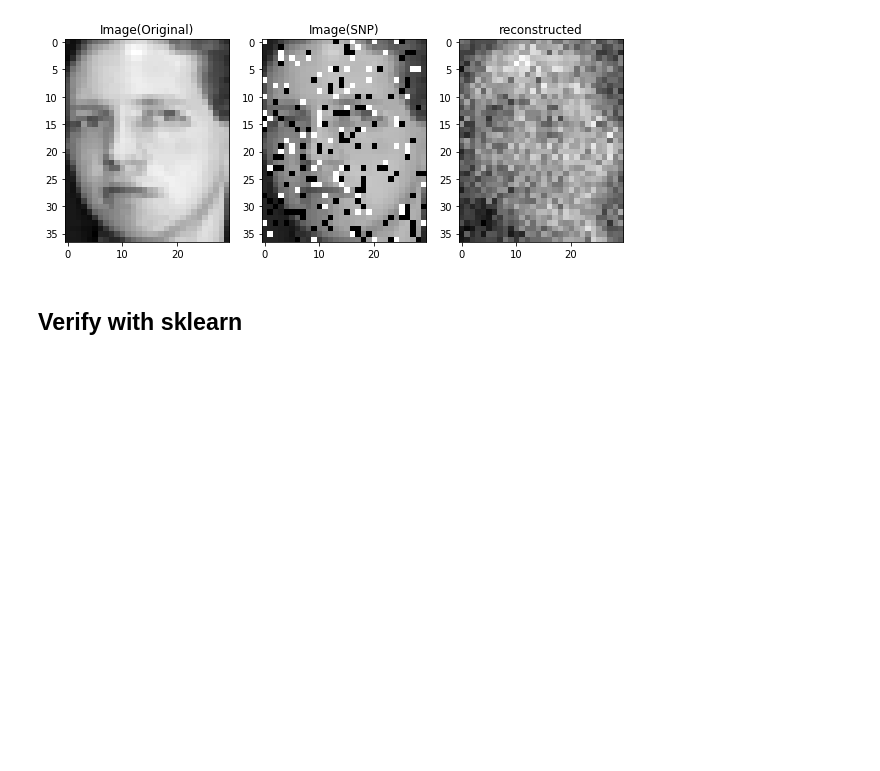
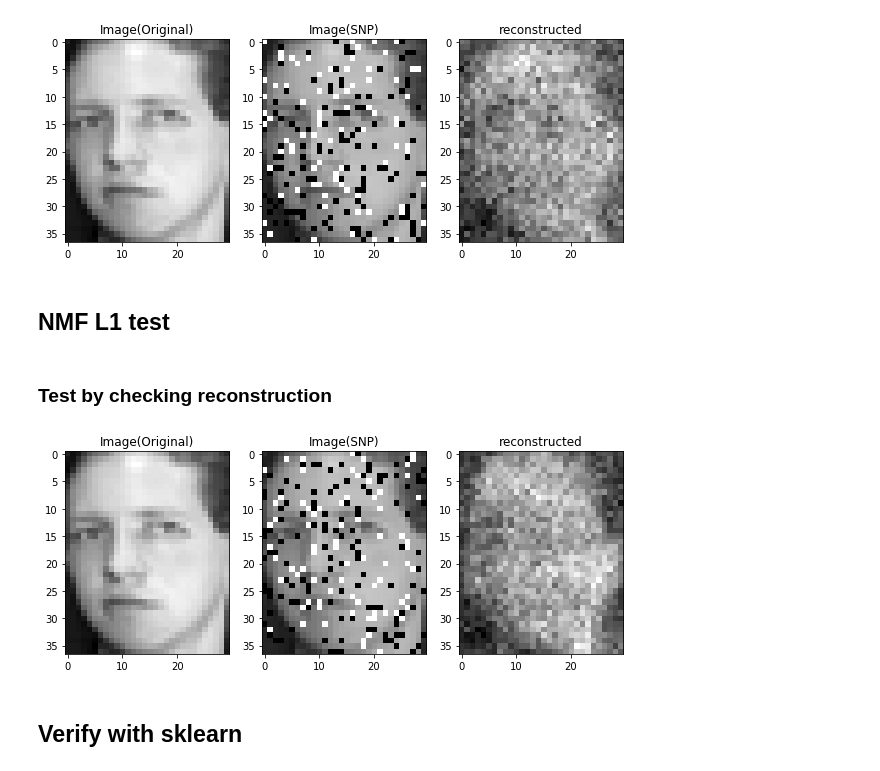
Before and after one commit to Dovermore/COMP5328NMF, a Jupyter notebook: src/nmf_test.ipynb, the cells around one changed output. Cells and saved outputs as stored; diff of their text form; code cells hidden in the pictures; blank space fills up the shorter version.

```diff
--- a/src/nmf_test.ipynb
+++ b/src/nmf_test.ipynb
@@ -138,6 +138,41 @@ plt.title('reconstructed')
 plt.show()
 # %% [output]
 [figure]
+# %% [markdown]
+## NMF L1 test
+# %% [markdown]
+### Test by checking reconstruction
+# %%
+n_components = 30
+max_iter = 1000
+verbose = 0
+
+nmf_l1 = NmfL1Estimator(n_components=n_components, verbose=verbose, max_iter=max_iter)
+H = nmf_l1.fit_transform(X_snp)
+W = nmf_l1.components_
+X_pred = W @ H
+# %%
+# Plot result.
+import matplotlib.pyplot as plt
+img_size = [i//3 for i in (92, 112)] # ORL
+ind = 2 # index of demo image.
+img = X[:, ind]
+img_snp = X_snp[:, ind]
+img_pred = X_pred[:, ind]
+
+plt.figure(figsize=(10,6))
+plt.subplot(131)
+plt.imshow(img.reshape(img_size[1],img_size[0]), cmap=plt.cm.gray)
+plt.title('Image(Original)')
+plt.subplot(132)
+plt.imshow(img_snp.reshape(img_size[1],img_size[0]), cmap=plt.cm.gray)
+plt.title('Image(SNP)')
+plt.subplot(133)
+plt.imshow(img_pred.reshape(img_size[1],img_size[0]), cmap=plt.cm.gray)
+plt.title('reconstructed')
+plt.show()
+# %% [output]
+[figure, added]
 # %% [markdown]
 ## Verify with sklearn
 # %% [markdown]
```
Also changed, not shown: parts of 2 cells of this notebook, 2 other files.
